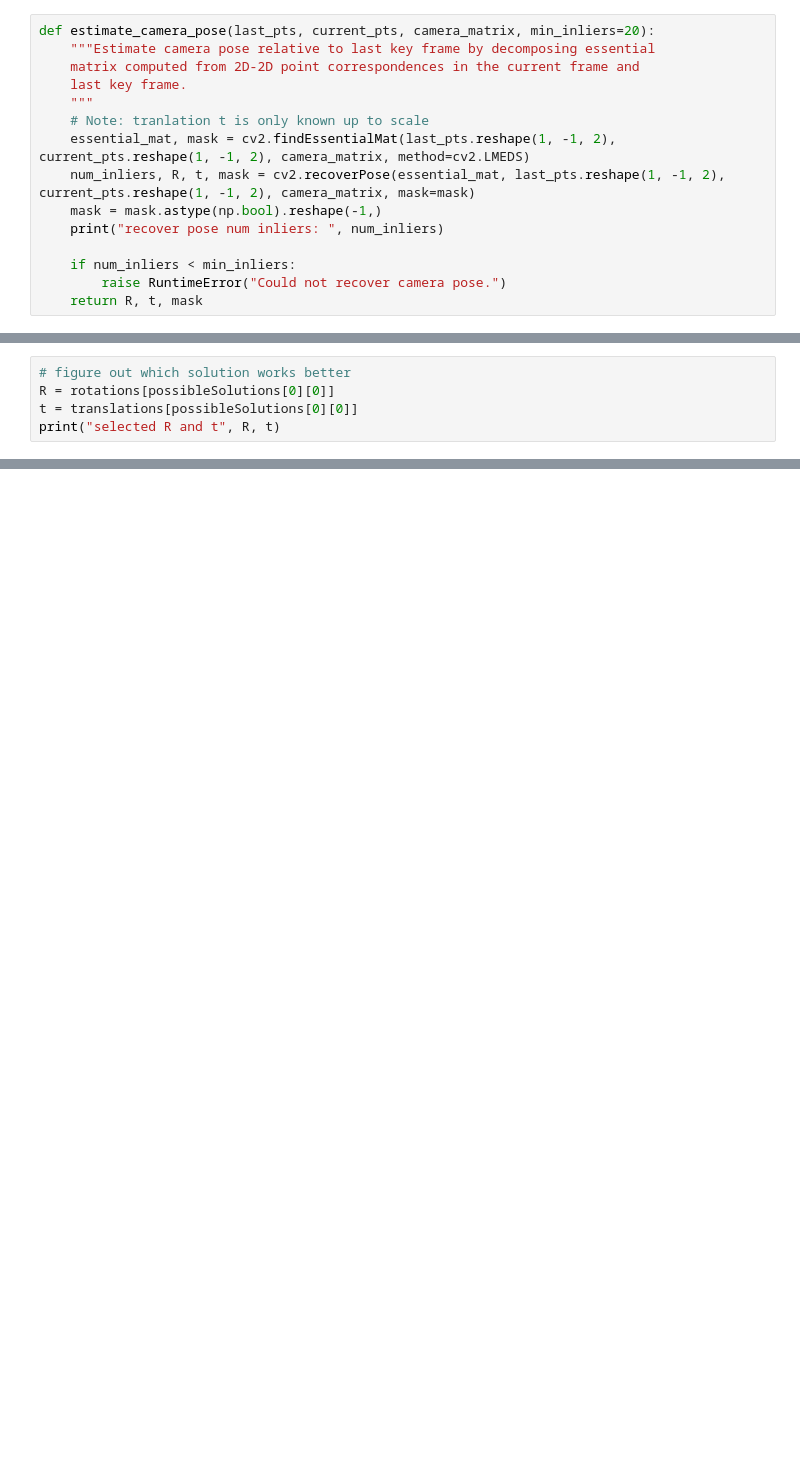
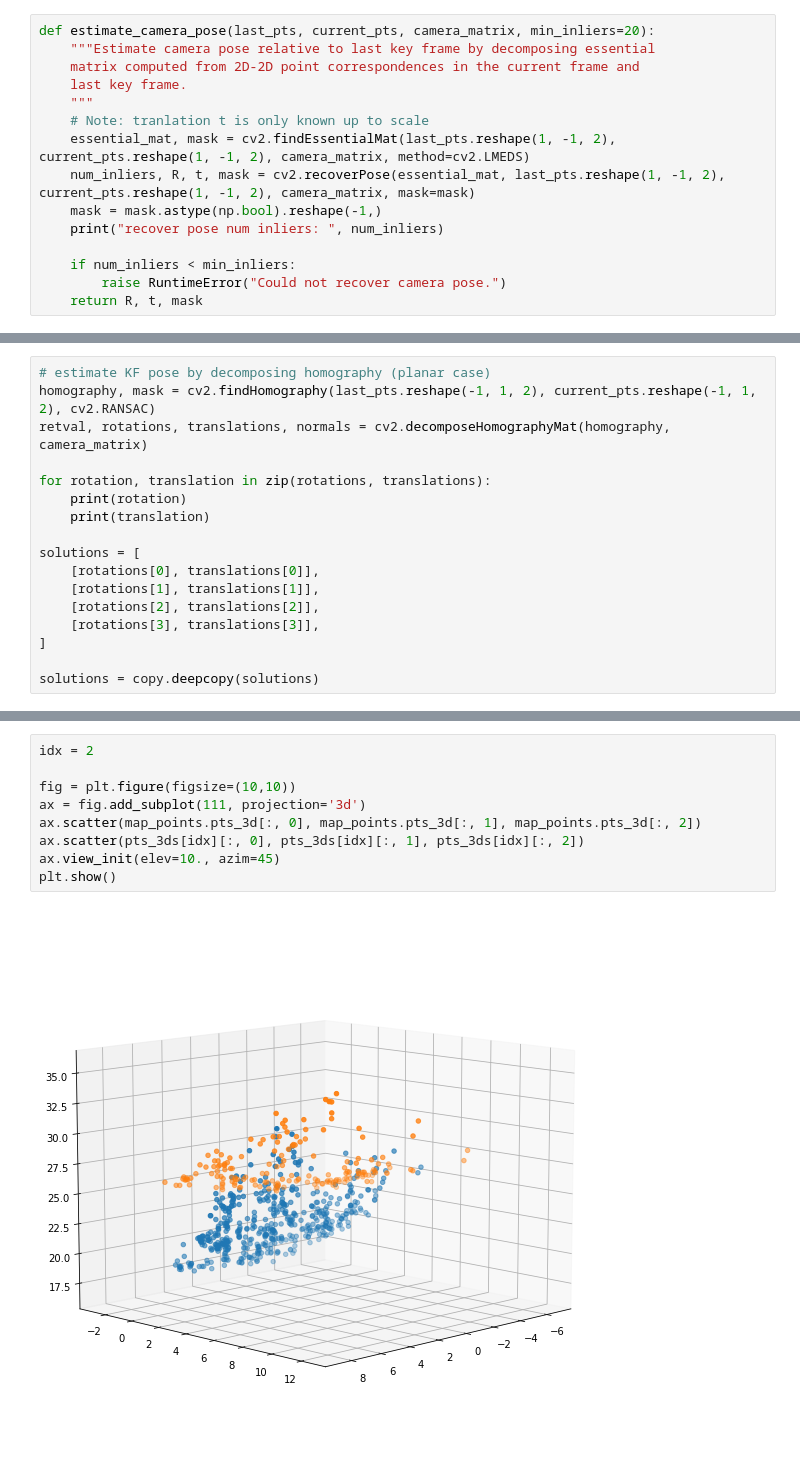
Before and after one commit to lukasbommes-unfinished-projects/ModuleLocalizer, a Jupyter notebook: new_pose_tracking/new_pose_tracking.ipynb, the cells around one changed output, grey strips where cells are left out. Cells and saved outputs as stored; diff of their text form; blank space fills up the shorter version.

```diff
--- a/new_pose_tracking/new_pose_tracking.ipynb
+++ b/new_pose_tracking/new_pose_tracking.ipynb
@@ -305,5 +250,0 @@ possibleSolutions [[3]]
-# %%
-# figure out which solution works better
-R = rotations[possibleSolutions[0][0]]
-t = translations[possibleSolutions[0][0]]
-print("selected R and t", R, t)
@@ -349,0 +299,17 @@ plt.plot([0,e[1]], [0, e[2]])
+# %%
+# estimate KF pose by decomposing homography (planar case)
+homography, mask = cv2.findHomography(last_pts.reshape(-1, 1, 2), current_pts.reshape(-1, 1, 2), cv2.RANSAC)
+retval, rotations, translations, normals = cv2.decomposeHomographyMat(homography, camera_matrix)
+
+for rotation, translation in zip(rotations, translations):
+    print(rotation)
+    print(translation)
+
+solutions = [
+    [rotations[0], translations[0]],
+    [rotations[1], translations[1]],
+    [rotations[2], translations[2]],
+    [rotations[3], translations[3]],
+]
+
+solutions = copy.deepcopy(solutions)
@@ -349,0 +483,11 @@ plt.plot([0,e[1]], [0, e[2]])
+# %%
+idx = 2
+
+fig = plt.figure(figsize=(10,10))
+ax = fig.add_subplot(111, projection='3d')
+ax.scatter(map_points.pts_3d[:, 0], map_points.pts_3d[:, 1], map_points.pts_3d[:, 2])
+ax.scatter(pts_3ds[idx][:, 0], pts_3ds[idx][:, 1], pts_3ds[idx][:, 2])
+ax.view_init(elev=10., azim=45)
+plt.show()
+# %% [output]
+[figure, added]
```
Also changed, not shown: parts of 26 cells of this notebook, 6 other files.
